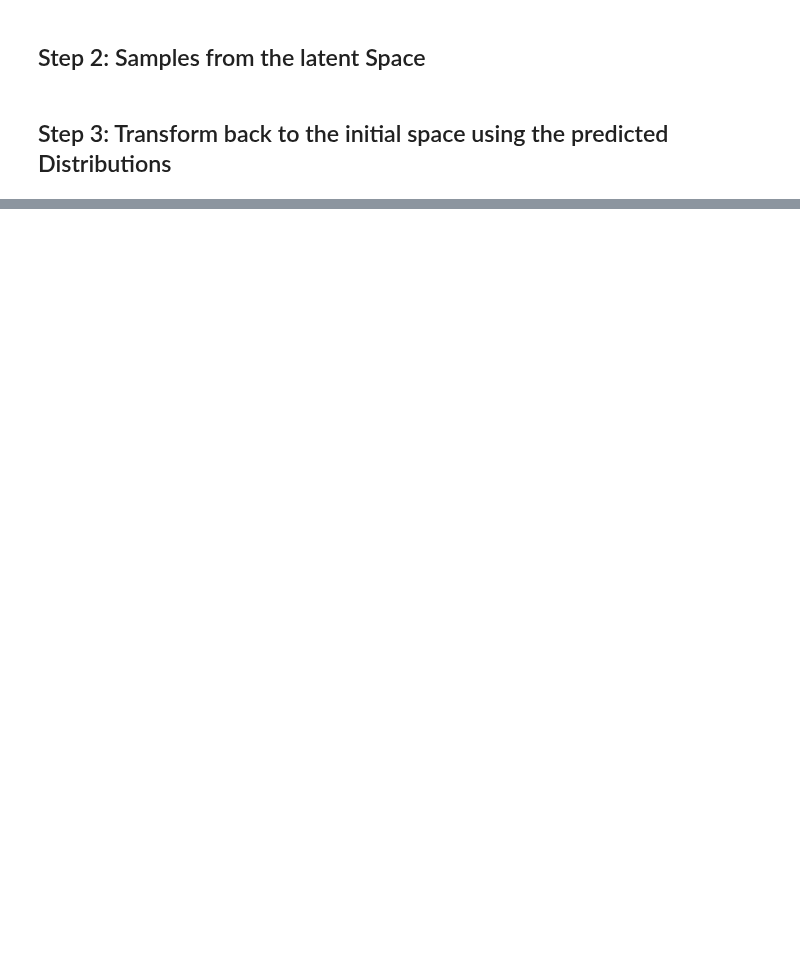
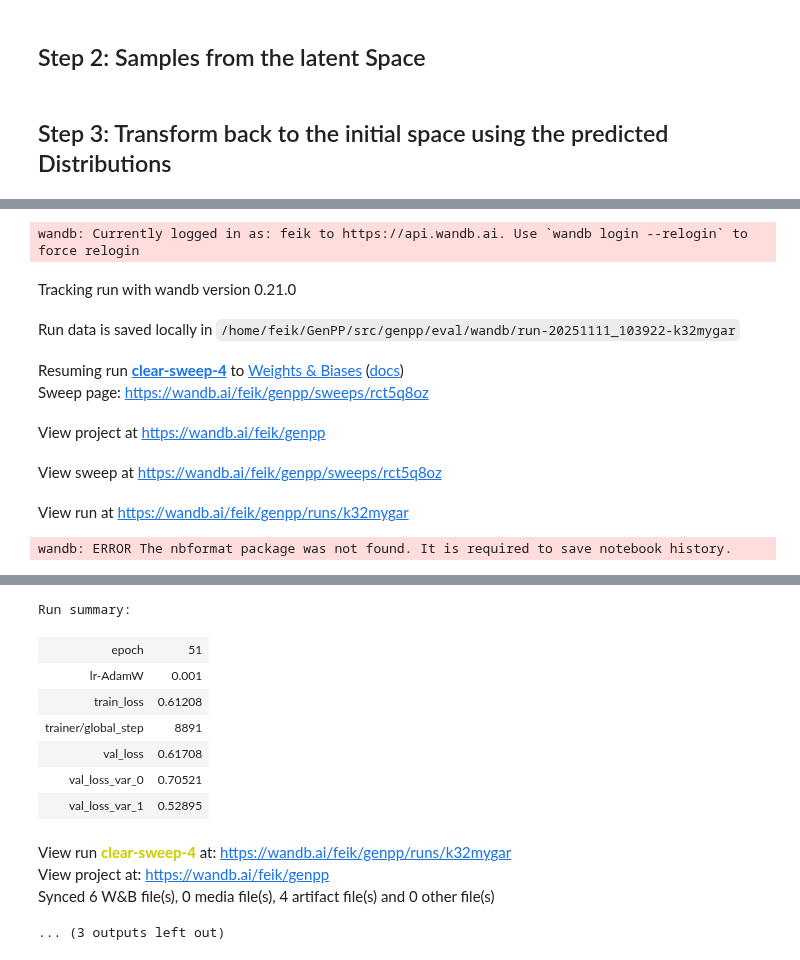
Before and after one commit to m-j-w-f/GenPP, a Jupyter notebook: src/genpp/eval/corpulas.ipynb, the cells around one changed output, grey strips where cells are left out. Drawn from its saved outputs; the diff is of its cells as text; code cells hidden in the pictures; blank space fills up the shorter version.

```diff
--- a/src/genpp/eval/corpulas.ipynb
+++ b/src/genpp/eval/corpulas.ipynb
@@ -463,7 +635,7 @@ Sigma = np.cov(X, rowvar=False)  # shape (space, space)
 # %% [markdown]
 ## Step 2: Samples from the latent Space
 # %%
-t_steps = len(predictions_xr.time)
+t_steps = len(predictions_xr.prediction)
 n_samples = 50
 
 latent_samples = multivariate_normal.rvs(
@@ -486,7 +658,7 @@ def inverse_transform_latent(latent_samples, pred_da, eps=1e-9):
 
     Returns: xarray.DataArray of shape (time, sample, feature, lon, lat)
     """
-    time = pred_da.coords["time"]
+    prediction = pred_da.coords["prediction"]
     lon = pred_da.coords["longitude"]
     lat = pred_da.coords["latitude"]
     features = ["2m_temperature", "10m_wind_speed"]
@@ -530,13 +702,13 @@ def inverse_transform_latent(latent_samples, pred_da, eps=1e-9):
     return xr.DataArray(
         orig_samples,
         coords={
-            "time": time,
+            "prediction": prediction,
             "sample": np.arange(n_samples),
             "feature": features,
             "longitude": lon,
             "latitude": lat,
         },
-        dims=("time", "sample", "feature", "longitude", "latitude"),
+        dims=("prediction", "sample", "feature", "longitude", "latitude"),
     )
 
 
@@ -657,0 +855,11 @@ Mean vs complete: 419936.46875
+# %%
+gca_scores_delta = compute_scores_per_leadtime(
+    gca_preds.prediction_timedelta.values,
+    crpss,
+    ess_per_var,
+    ess_complete,
+    vss_per_var if not SKIP_VARIOGRAM else None,
+    vss_complete if not SKIP_VARIOGRAM else None,
+    method="GCA",
+)
+gca_scores_delta
@@ -658,3 +889,27 @@ Mean vs complete: 419936.46875
 # %%
-val_scores = ecc_scores | gca_scores
-update_wandb_run(RUN_PATH, {"val": val_scores})
+val_scores_delta = ecc_scores_delta | gca_scores_delta
+update_wandb_run(RUN_PATH, {"val": val_scores_delta})
+# %%
+# Also log as a table
+ecc_full = {"val": val_scores_delta}
+records = []
+for dataset, pp_dict in ecc_full.items():
+    for pp_model, metrics in pp_dict.items():
+        for metric_name, horizons in metrics.items():
+            for horizon, value in horizons.items():
+                records.append(
+                    (f"{model.__class__.__name__}+{pp_model}", dataset, metric_name, horizon, value)
+                )
+df = pd.DataFrame(records, columns=["method", "dataset", "metric", "horizon", "value"])
+save_scores_df(df=df, run_path=RUN_PATH)
+df
+# %% [output]
+wandb: Currently logged in as: feik to https://api.wandb.ai. Use `wandb login --relogin` to force relogin
+Tracking run with wandb version 0.21.0
+Run data is saved locally in /home/feik/GenPP/src/genpp/eval/wandb/run-20251111_103922-k32mygar
+Resuming run clear-sweep-4 to Weights & Biases (docs)
+Sweep page: https://wandb.ai/feik/genpp/sweeps/rct5q8oz
+View project at https://wandb.ai/feik/genpp
+View sweep at https://wandb.ai/feik/genpp/sweeps/rct5q8oz
+View run at https://wandb.ai/feik/genpp/runs/k32mygar
+wandb: ERROR The nbformat package was not found. It is required to save notebook history.
@@ -660,0 +917,12 @@ update_wandb_run(RUN_PATH, {"val": val_scores})
+Run summary:
+| epoch | 51 |
+| lr-AdamW | 0.001 |
+| train_loss | 0.61208 |
+| trainer/global_step | 8891 |
+| val_loss | 0.61708 |
+| val_loss_var_0 | 0.70521 |
+| val_loss_var_1 | 0.52895 |
+View run clear-sweep-4 at: https://wandb.ai/feik/genpp/runs/k32mygar
+View project at: https://wandb.ai/feik/genpp
+Synced 6 W&B file(s), 0 media file(s), 4 artifact file(s) and 0 other file(s)
+... (3 outputs left out)
```
Also changed, not shown: parts of 31 cells of this notebook, 35 other files.
